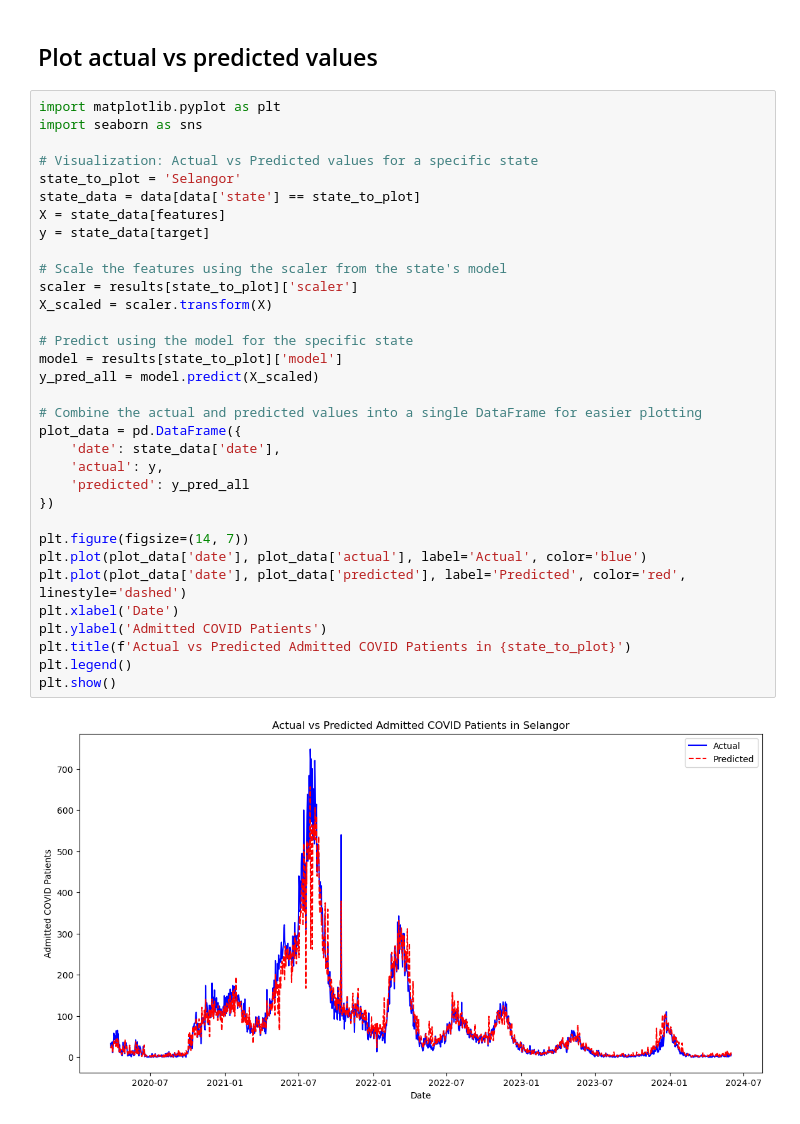
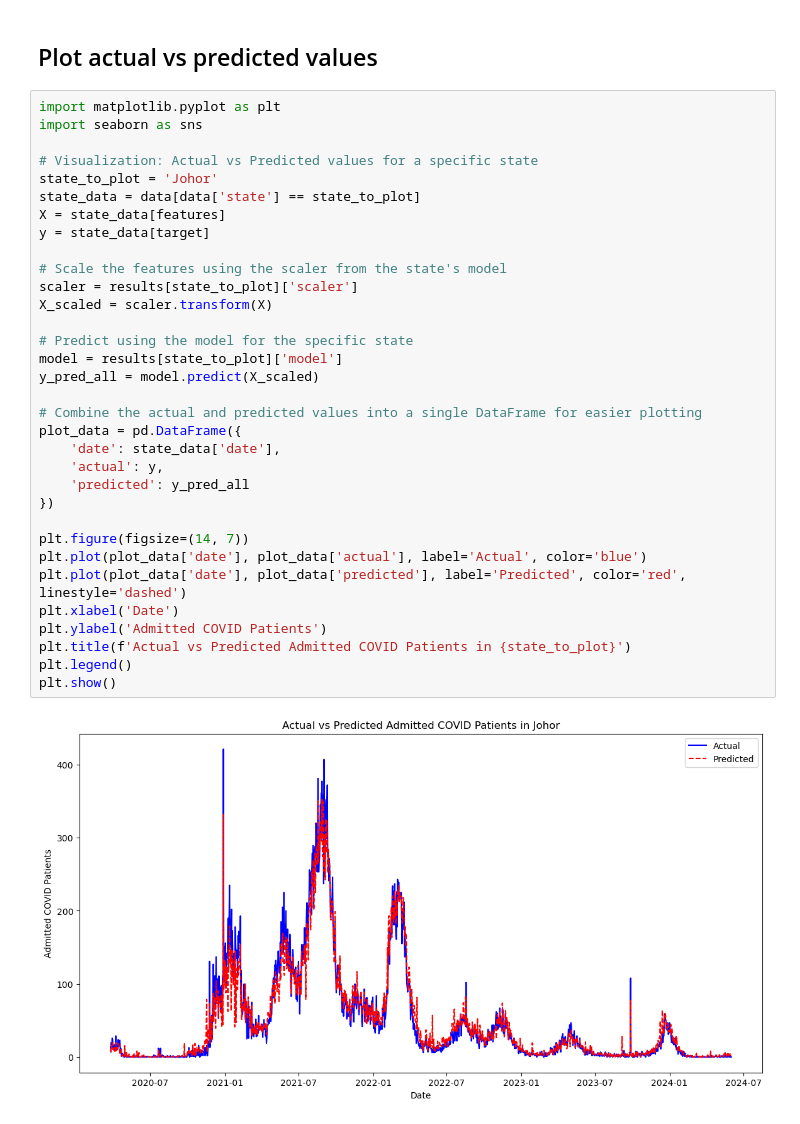
Before and after one commit to mch3pg4/BigDataProject, a Jupyter notebook: prediction_covid_vs_hospitalbeds.ipynb, the cells around one changed output. Saved outputs shown, nothing was run; the diff lists cells and outputs as text.

```diff
--- a/prediction_covid_vs_hospitalbeds.ipynb
+++ b/prediction_covid_vs_hospitalbeds.ipynb
@@ -134,33 +135,33 @@ import matplotlib.pyplot as plt
 import seaborn as sns
 
 # Visualization: Actual vs Predicted values for a specific state
-state_to_plot = 'Selangor'
+state_to_plot = 'Johor'
 state_data = data[data['state'] == state_to_plot]
 X = state_data[features]
 y = state_data[target]
 
 # Scale the features using the scaler from the state's model
 scaler = results[state_to_plot]['scaler']
 X_scaled = scaler.transform(X)
 
 # Predict using the model for the specific state
 model = results[state_to_plot]['model']
 y_pred_all = model.predict(X_scaled)
 
 # Combine the actual and predicted values into a single DataFrame for easier plotting
 plot_data = pd.DataFrame({
     'date': state_data['date'],
     'actual': y,
     'predicted': y_pred_all
 })
 
 plt.figure(figsize=(14, 7))
 plt.plot(plot_data['date'], plot_data['actual'], label='Actual', color='blue')
 plt.plot(plot_data['date'], plot_data['predicted'], label='Predicted', color='red', linestyle='dashed')
 plt.xlabel('Date')
 plt.ylabel('Admitted COVID Patients')
 plt.title(f'Actual vs Predicted Admitted COVID Patients in {state_to_plot}')
 plt.legend()
 plt.show()
 # %% [output]
-[figure, old version]
+[figure, new version]
```
Also changed, not shown: parts of 2 cells of this notebook, 5 other files.
